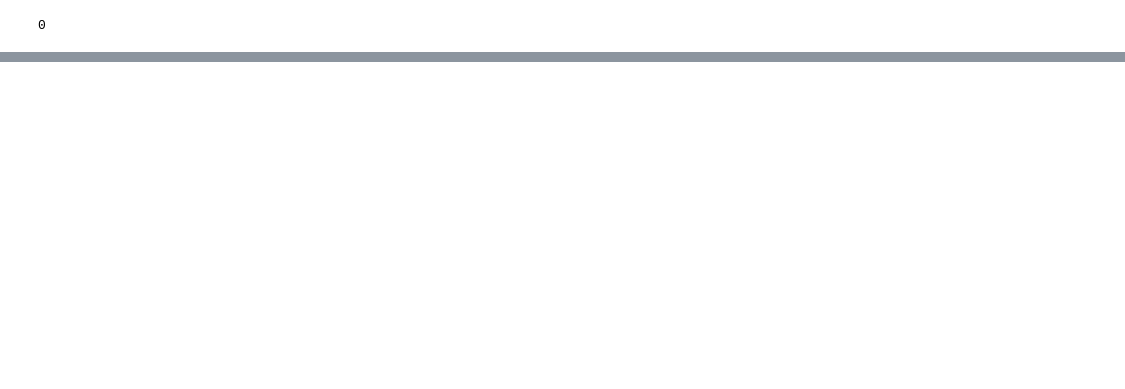
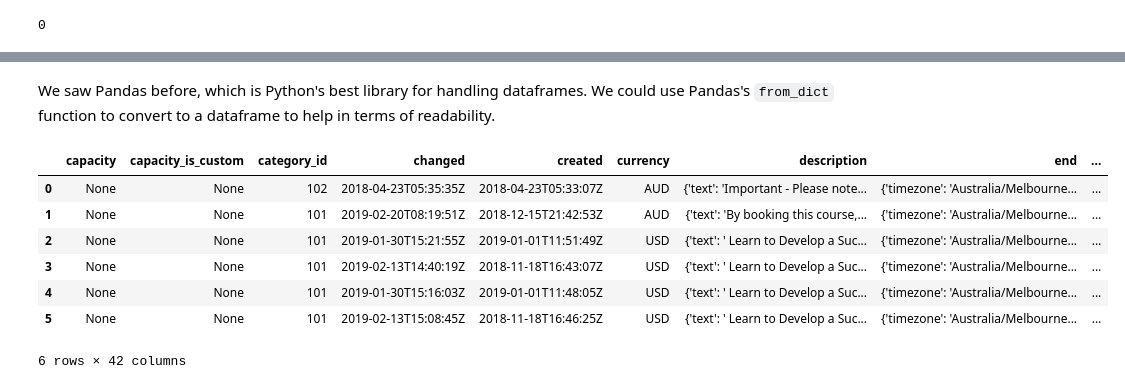
Before and after one commit to paddytobias/Python-API-training, a Jupyter notebook: pythonAPItraining.ipynb, the cells around one changed output, grey strips where cells are left out. Cells and saved outputs as stored; diff of their text form; code cells hidden in the pictures; blank space fills up the shorter version.

Commit message:
major updates to course

```diff
--- a/pythonAPItraining.ipynb
+++ b/pythonAPItraining.ipynb
@@ -734,8 +690,0 @@ Programming with Python  at Deakin Geelong Waterfront
-# %%
-## GET https://www.eventbriteapi.com/v3/events/event_id/orders
-## are we authorised to get this information?
-
-url=build_url(event_id, second="orders")
-
-## calling the api
-call = safely_call_eb(url, headers)
@@ -807,4 +690,0 @@ def safely_call_eb(url, headers, post=""):
-# %%
-## creating the event, using POST
-
-call = safely_call_eb(url, headers, post= details)
@@ -835,7 +690,0 @@ details = {
-# %%
-
-url = build_url(event_id)
-print(url)
-
-call= safely_call_eb(url, headers, post=details)
-call.json()
@@ -885,6 +690,0 @@ def safely_call_eb(url, headers, action="get", post=""):
-# %%
-## cancel the event
-url = build_url(event_id, action="cancel")
-print(url)
-
-call = safely_call_eb(url, action="p", headers=headers)
@@ -974,0 +730,17 @@ There are 0 orders for the event: 56314871296
+# %% [markdown]
+We saw Pandas before, which is Python's best library for handling dataframes.
+We could use Pandas's `from_dict` function to convert to a dataframe to help in terms of readability.
+# %%
+import pandas as pd
+
+search_df = pd.DataFrame.from_dict(resp['events'])
+search_df
+# %% [output]
+|  | capacity | capacity_is_custom | category_id | changed | created | currency | description | end | ... |
+| 0 | None | None | 102 | 2018-04-23T05:35:35Z | 2018-04-23T05:33:07Z | AUD | {'text': 'Important - Please note... | {'timezone': 'Australia/Melbourne... | ... |
+| 1 | None | None | 101 | 2019-02-20T08:19:51Z | 2018-12-15T21:42:53Z | AUD | {'text': 'By booking this course,... | {'timezone': 'Australia/Melbourne... | ... |
+| 2 | None | None | 101 | 2019-01-30T15:21:55Z | 2019-01-01T11:51:49Z | USD | {'text': ' Learn to Develop a Suc... | {'timezone': 'Australia/Melbourne... | ... |
+| 3 | None | None | 101 | 2019-02-13T14:40:19Z | 2018-11-18T16:43:07Z | USD | {'text': ' Learn to Develop a Suc... | {'timezone': 'Australia/Melbourne... | ... |
+| 4 | None | None | 101 | 2019-01-30T15:16:03Z | 2019-01-01T11:48:05Z | USD | {'text': ' Learn to Develop a Suc... | {'timezone': 'Australia/Melbourne... | ... |
+| 5 | None | None | 101 | 2019-02-13T15:08:45Z | 2018-11-18T16:46:25Z | USD | {'text': ' Learn to Develop a Suc... | {'timezone': 'Australia/Melbourne... | ... |
+6 rows × 42 columns
```
Also changed, not shown: parts of 127 cells of this notebook.
